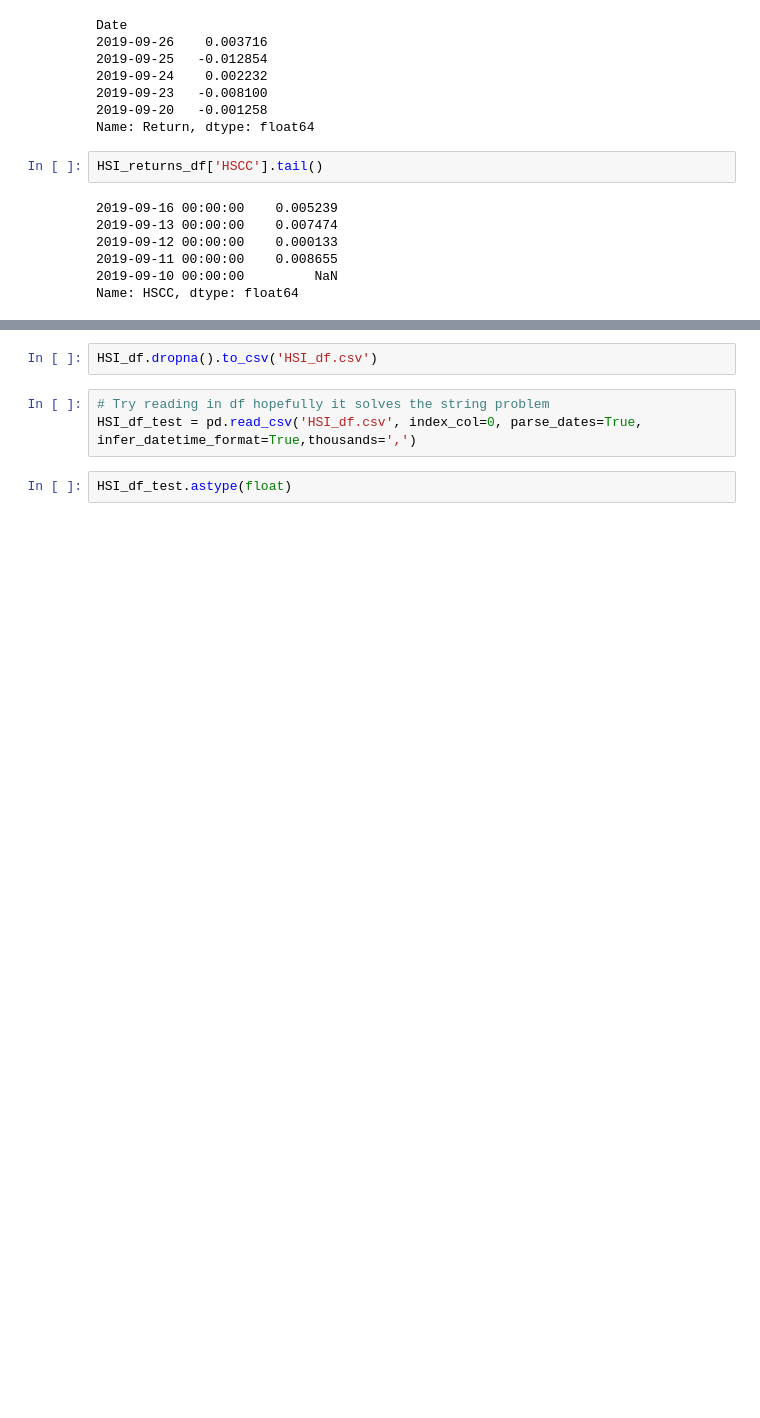
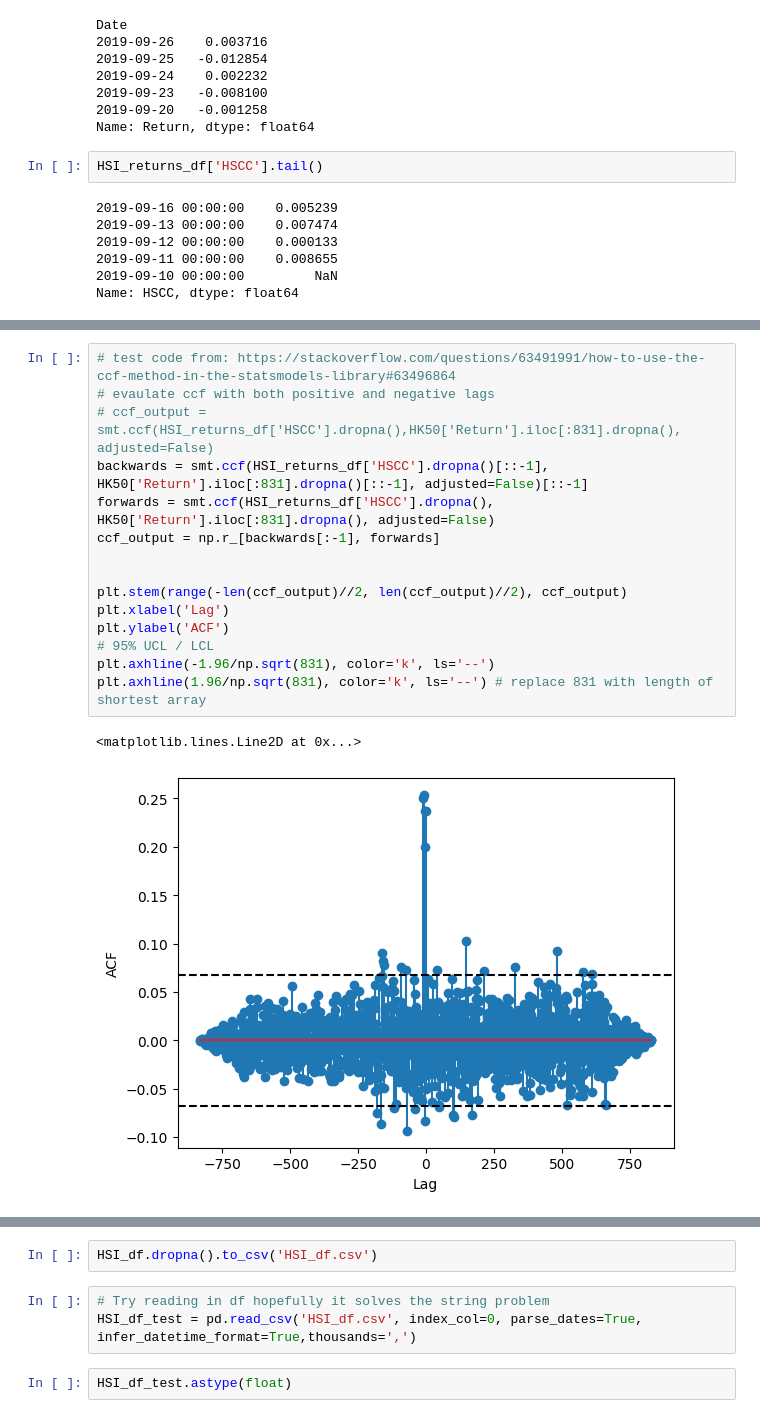
Before and after one commit to jjiaoyuwang/WQU-capstone, a Jupyter notebook: temporary-code.ipynb, the cells around one changed output, grey strips where cells are left out. Saved outputs shown, nothing was run; the diff lists cells and outputs as text; blank space fills up the shorter version.

```diff
--- a/temporary-code.ipynb
+++ b/temporary-code.ipynb
@@ -177,0 +197,18 @@ Name: HSCC, dtype: float64
+# %%
+# test code from: https://stackoverflow.com/questions/63491991/how-to-use-the-ccf-method-in-the-statsmodels-library#63496864
+# evaulate ccf with both positive and negative lags
+# ccf_output = smt.ccf(HSI_returns_df['HSCC'].dropna(),HK50['Return'].iloc[:831].dropna(), adjusted=False)
+backwards = smt.ccf(HSI_returns_df['HSCC'].dropna()[::-1], HK50['Return'].iloc[:831].dropna()[::-1], adjusted=False)[::-1]
+forwards = smt.ccf(HSI_returns_df['HSCC'].dropna(), HK50['Return'].iloc[:831].dropna(), adjusted=False)
+ccf_output = np.r_[backwards[:-1], forwards]
+
+
+plt.stem(range(-len(ccf_output)//2, len(ccf_output)//2), ccf_output)
+plt.xlabel('Lag')
+plt.ylabel('ACF')
+# 95% UCL / LCL
+plt.axhline(-1.96/np.sqrt(831), color='k', ls='--')
+plt.axhline(1.96/np.sqrt(831), color='k', ls='--') # replace 831 with length of shortest array
+# %% [output]
+<matplotlib.lines.Line2D at 0x...>
+[figure, added]
```
Also changed, not shown: parts of 7 cells of this notebook.
